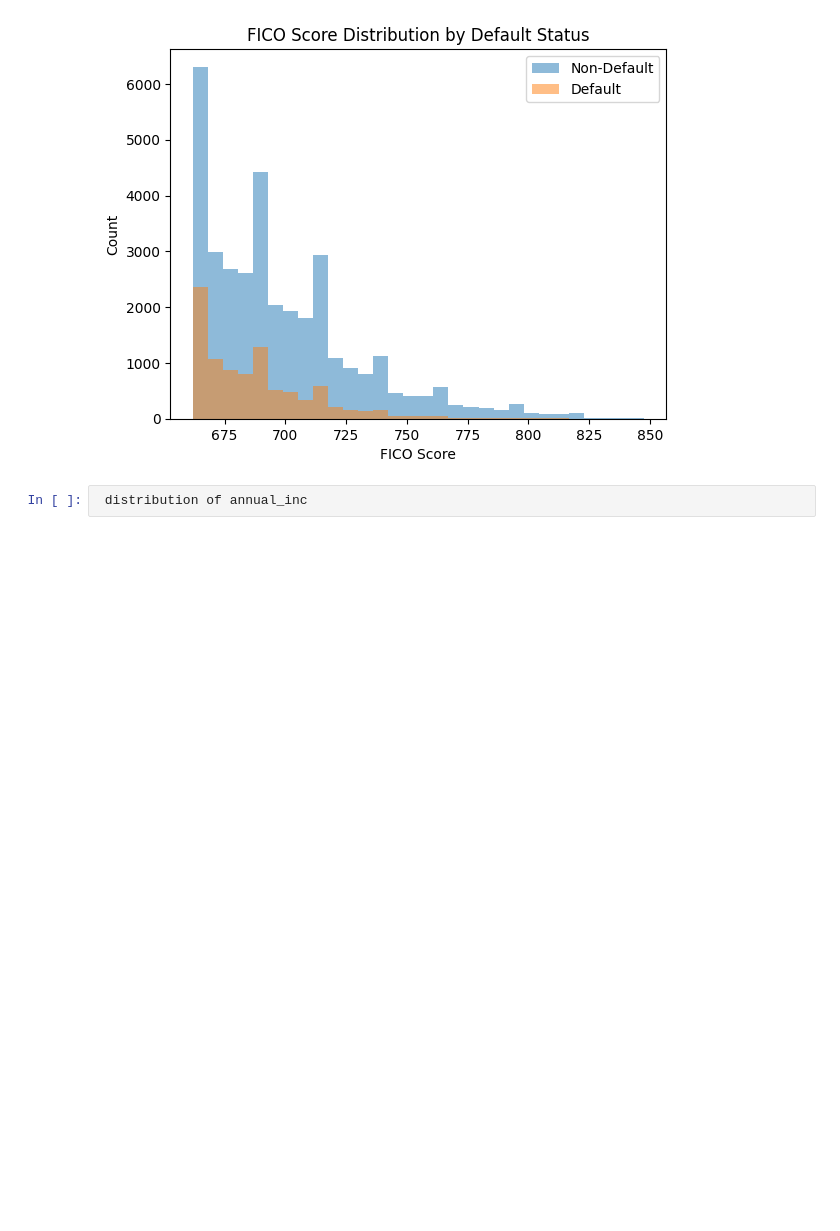
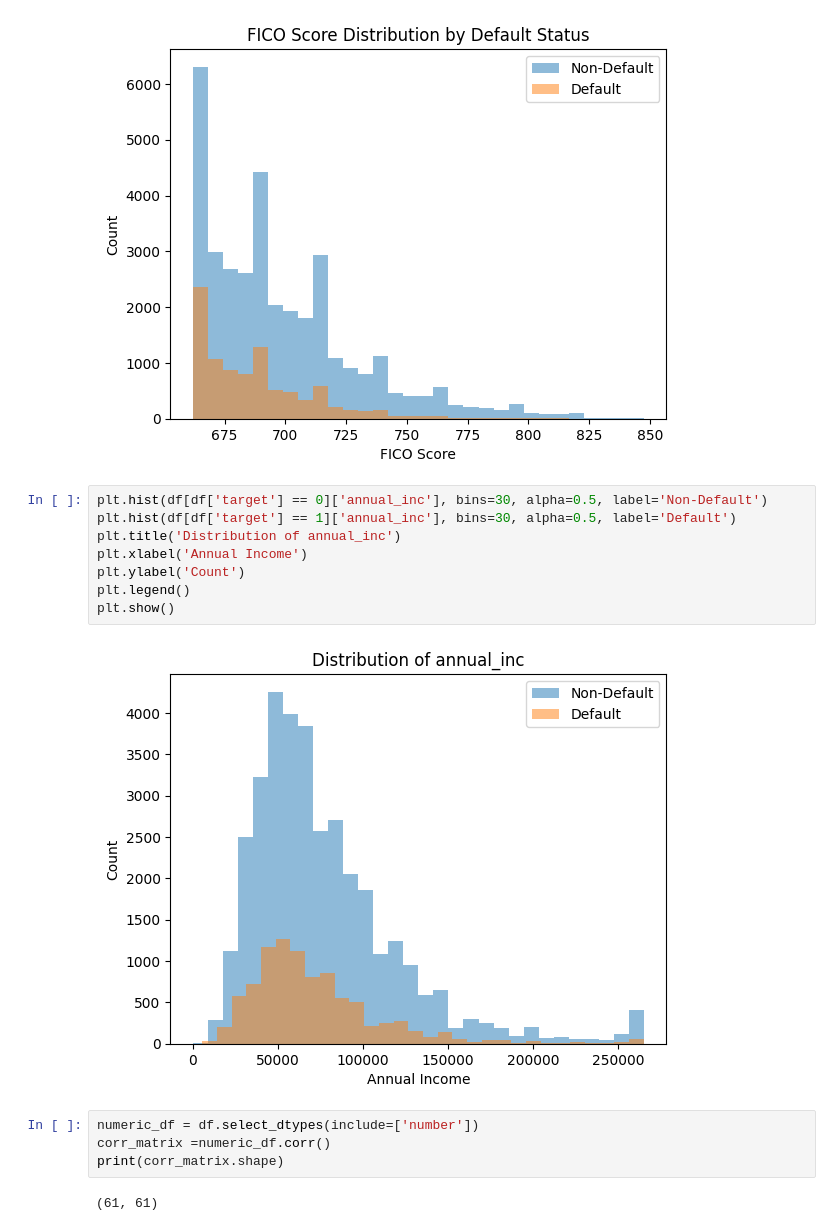
Before and after one commit to arhamelaskar21/credit-risk-intelligence, a Jupyter notebook: credit-risk-system/notebooks/01_eda.ipynb, the cells around one changed output. Saved outputs shown, nothing was run; the diff lists cells and outputs as text; blank space fills up the shorter version.

```diff
--- a/credit-risk-system/notebooks/01_eda.ipynb
+++ b/credit-risk-system/notebooks/01_eda.ipynb
@@ -345,4 +339,18 @@ plt.show()
 # %% [output]
 [figure]
 # %%
- distribution of annual_inc
+plt.hist(df[df['target'] == 0]['annual_inc'], bins=30, alpha=0.5, label='Non-Default')
+plt.hist(df[df['target'] == 1]['annual_inc'], bins=30, alpha=0.5, label='Default')
+plt.title('Distribution of annual_inc')
+plt.xlabel('Annual Income')
+plt.ylabel('Count')
+plt.legend()
+plt.show()
+# %% [output]
+[figure, added]
+# %%
+numeric_df = df.select_dtypes(include=['number'])
+corr_matrix =numeric_df.corr()
+print(corr_matrix.shape)
+# %% [output]
+(61, 61)
```
Also changed, not shown: parts of 35 cells of this notebook, 4 other files.
